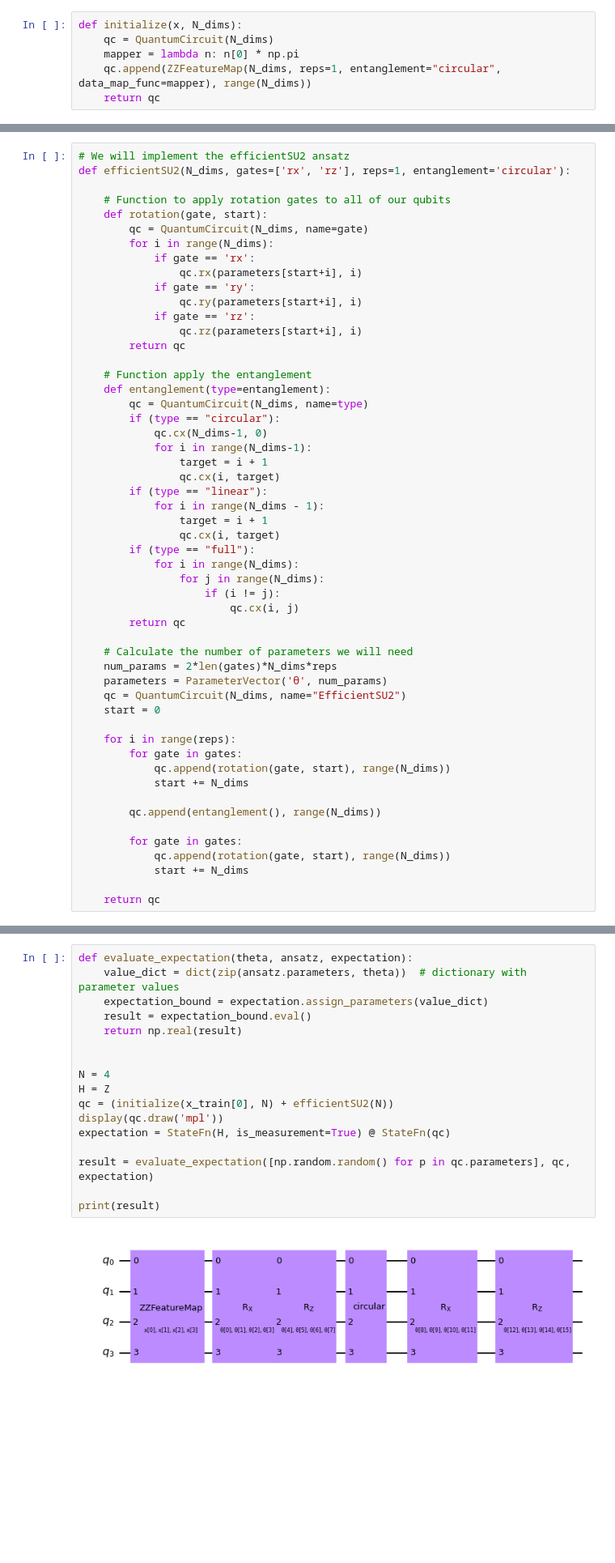
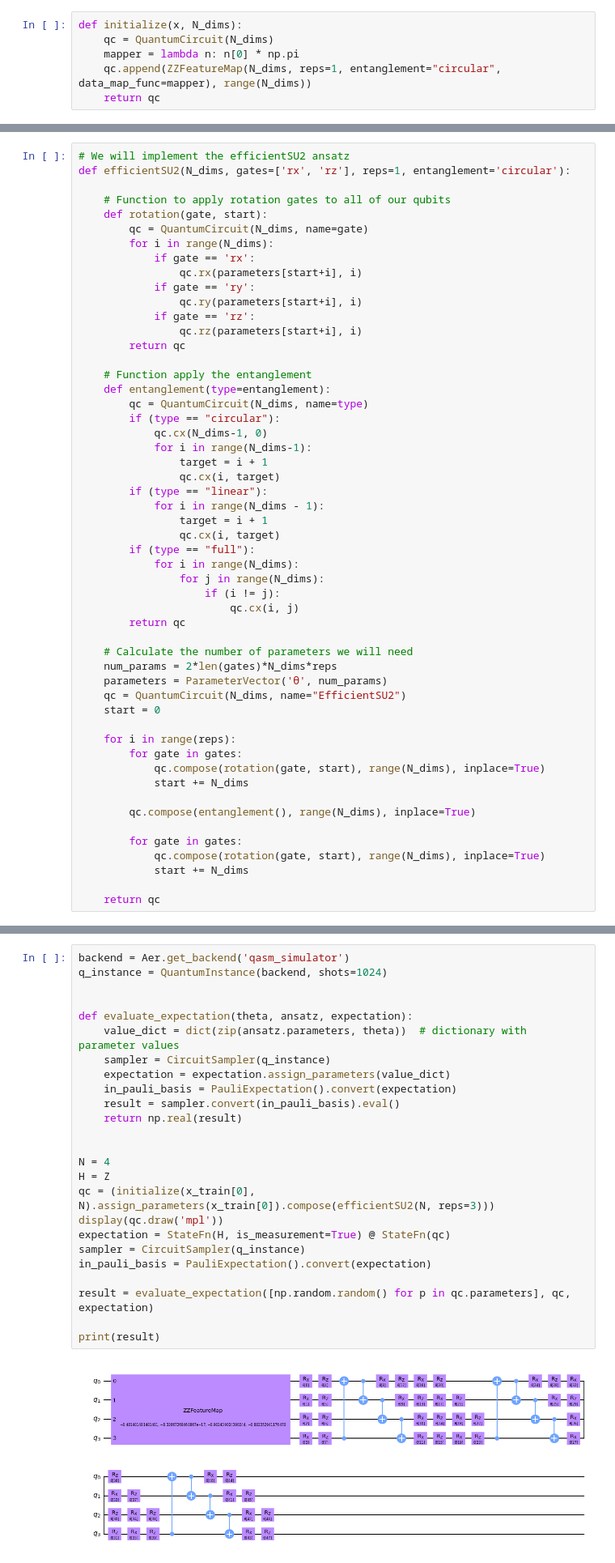
Before and after one commit to mattwright99/QMIND-VQC, a Jupyter notebook: src/Tristan_AnsatzImplementation/Tristan_Ansatz.ipynb, the cells around one changed output, grey strips where cells are left out. Shown at 81% size. Saved outputs shown, nothing was run; the diff lists cells and outputs as text; blank space fills up the shorter version.

Commit message:
Expectation value can now be calculated. Ready to present

```diff
--- a/src/Tristan_AnsatzImplementation/Tristan_Ansatz.ipynb
+++ b/src/Tristan_AnsatzImplementation/Tristan_Ansatz.ipynb
@@ -105,13 +106,13 @@ def efficientSU2(N_dims, gates=['rx', 'rz'], reps=1, entanglement='circular'):
 
     for i in range(reps):
         for gate in gates:
-            qc.append(rotation(gate, start), range(N_dims))
+            qc.compose(rotation(gate, start), range(N_dims), inplace=True)
             start += N_dims
 
-        qc.append(entanglement(), range(N_dims))
+        qc.compose(entanglement(), range(N_dims), inplace=True)
 
         for gate in gates:
-            qc.append(rotation(gate, start), range(N_dims))
+            qc.compose(rotation(gate, start), range(N_dims), inplace=True)
             start += N_dims
 
     return qc
@@ -123,19 +124,27 @@ qc.draw('mpl')
 # %%
+backend = Aer.get_backend('qasm_simulator')
+q_instance = QuantumInstance(backend, shots=1024)
+
+
 def evaluate_expectation(theta, ansatz, expectation):
     value_dict = dict(zip(ansatz.parameters, theta))  # dictionary with parameter values
-    expectation_bound = expectation.assign_parameters(value_dict)
-    result = expectation_bound.eval()
+    sampler = CircuitSampler(q_instance)
+    expectation = expectation.assign_parameters(value_dict)
+    in_pauli_basis = PauliExpectation().convert(expectation)
+    result = sampler.convert(in_pauli_basis).eval()
     return np.real(result)
 
 
 N = 4
 H = Z
-qc = (initialize(x_train[0], N) + efficientSU2(N))
+qc = (initialize(x_train[0], N).assign_parameters(x_train[0]).compose(efficientSU2(N, reps=3)))
 display(qc.draw('mpl'))
 expectation = StateFn(H, is_measurement=True) @ StateFn(qc)
+sampler = CircuitSampler(q_instance)
+in_pauli_basis = PauliExpectation().convert(expectation)
 
 result = evaluate_expectation([np.random.random() for p in qc.parameters], qc, expectation)
 
 print(result)
 # %% [output]
-[figure, old version]
+[figure, new version]
```
Also changed, not shown: parts of 4 cells of this notebook.
